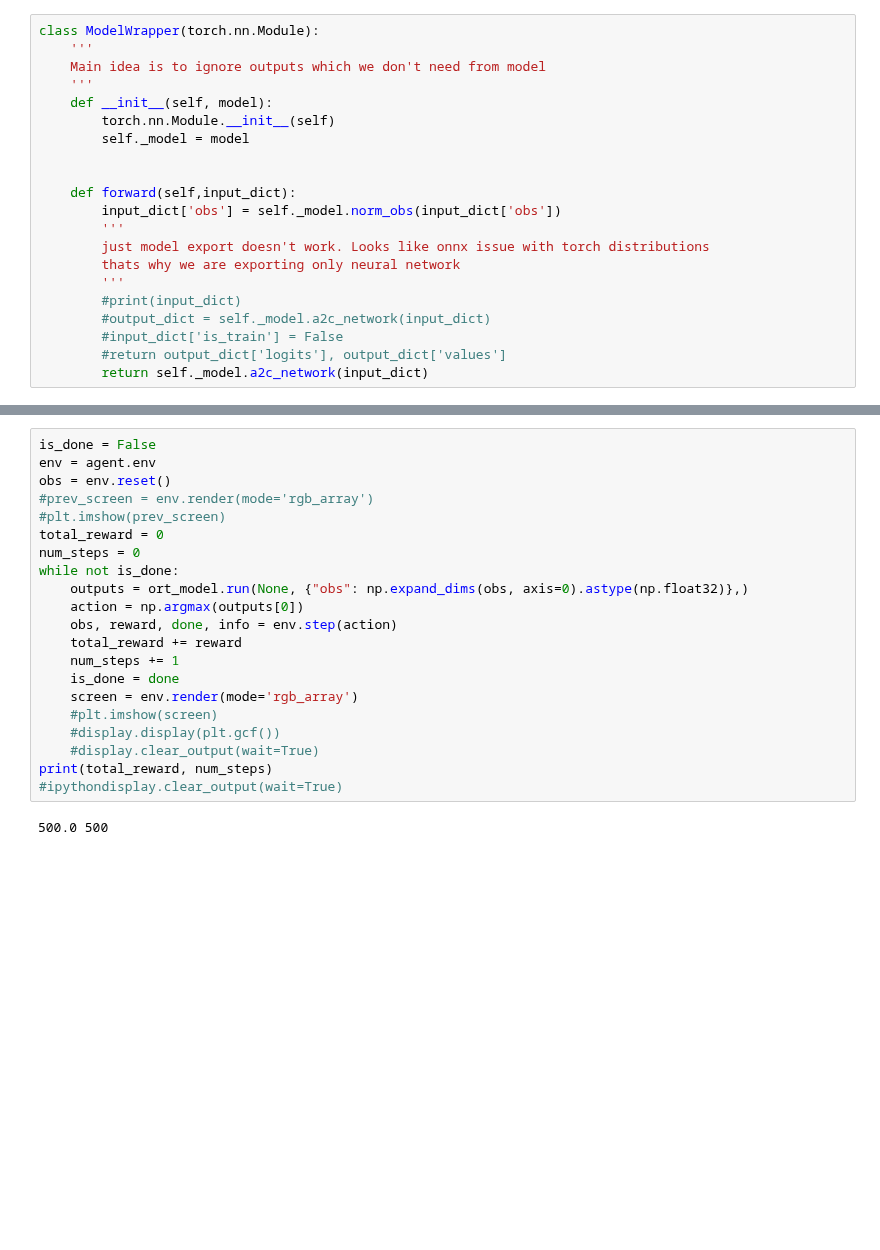
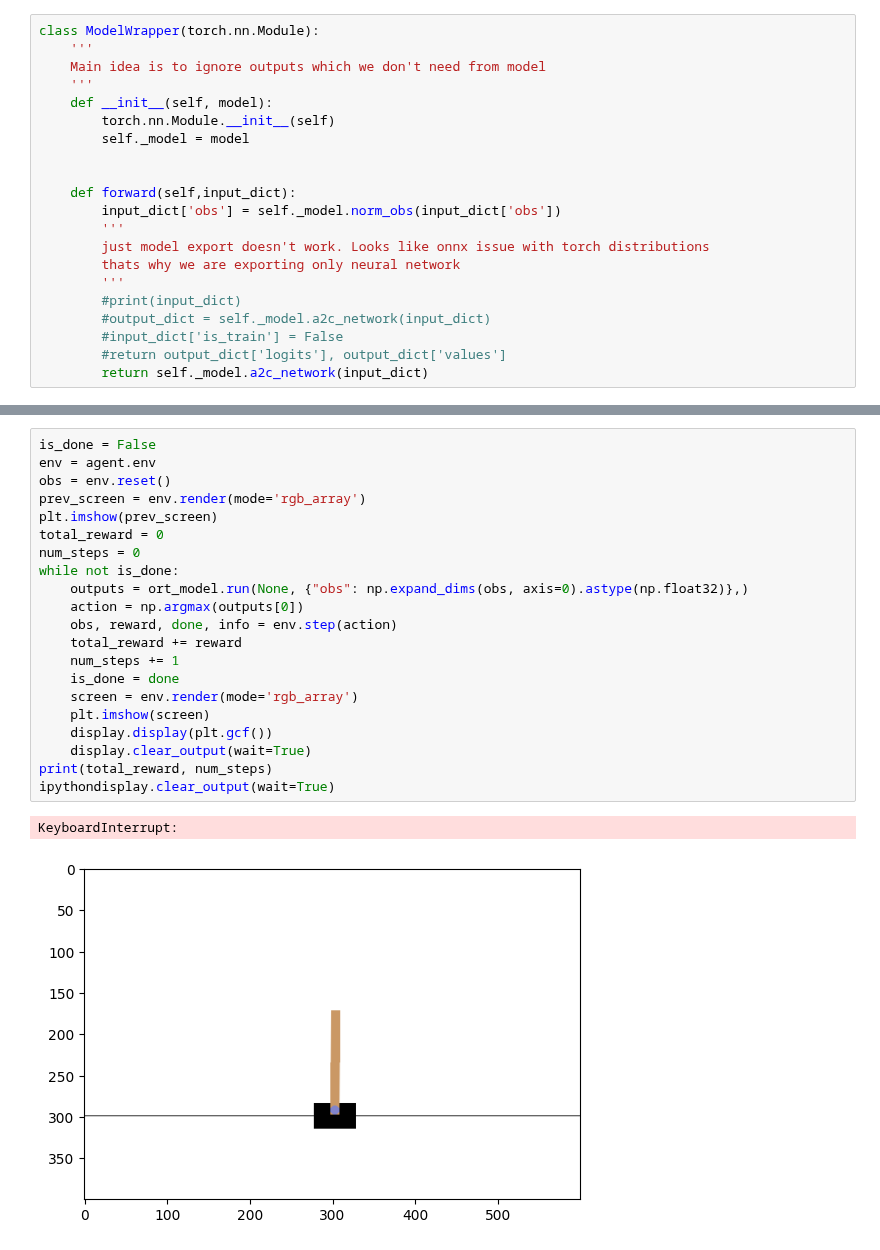
Before and after one commit to Denys88/rl_games, a Jupyter notebook: notebooks/train_and_export_onnx_example.ipynb, the cells around one changed output, grey strips where cells are left out. Saved outputs shown, nothing was run; the diff lists cells and outputs as text; blank space fills up the shorter version.

```diff
--- a/notebooks/train_and_export_onnx_example.ipynb
+++ b/notebooks/train_and_export_onnx_example.ipynb
@@ -138,23 +138,24 @@ print(outputs)
 # %%
 is_done = False
 env = agent.env
 obs = env.reset()
-#prev_screen = env.render(mode='rgb_array')
-#plt.imshow(prev_screen)
+prev_screen = env.render(mode='rgb_array')
+plt.imshow(prev_screen)
 total_reward = 0
 num_steps = 0
 while not is_done:
     outputs = ort_model.run(None, {"obs": np.expand_dims(obs, axis=0).astype(np.float32)},)
     action = np.argmax(outputs[0])
     obs, reward, done, info = env.step(action)
     total_reward += reward
     num_steps += 1
     is_done = done
     screen = env.render(mode='rgb_array')
-    #plt.imshow(screen)
-    #display.display(plt.gcf())
-    #display.clear_output(wait=True)
+    plt.imshow(screen)
+    display.display(plt.gcf())
+    display.clear_output(wait=True)
 print(total_reward, num_steps)
-#ipythondisplay.clear_output(wait=True)
+ipythondisplay.clear_output(wait=True)
 # %% [output]
-500.0 500
+KeyboardInterrupt:
+[figure, added]
```
Also changed, not shown: parts of 4 cells of this notebook, 1 other file.
